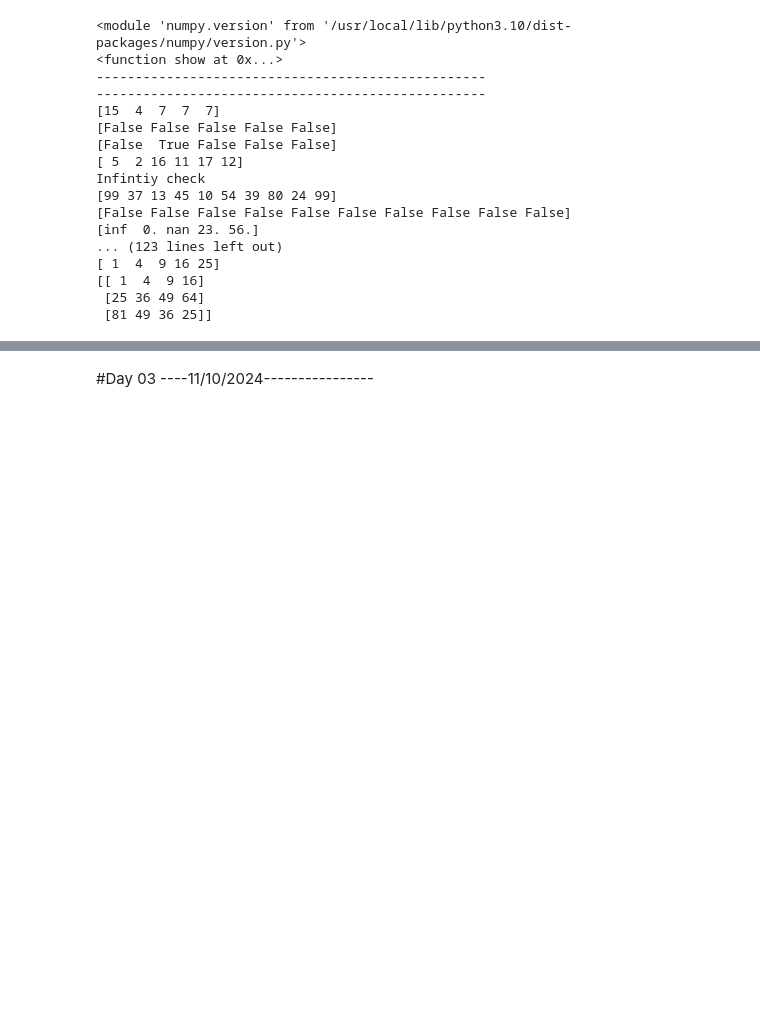
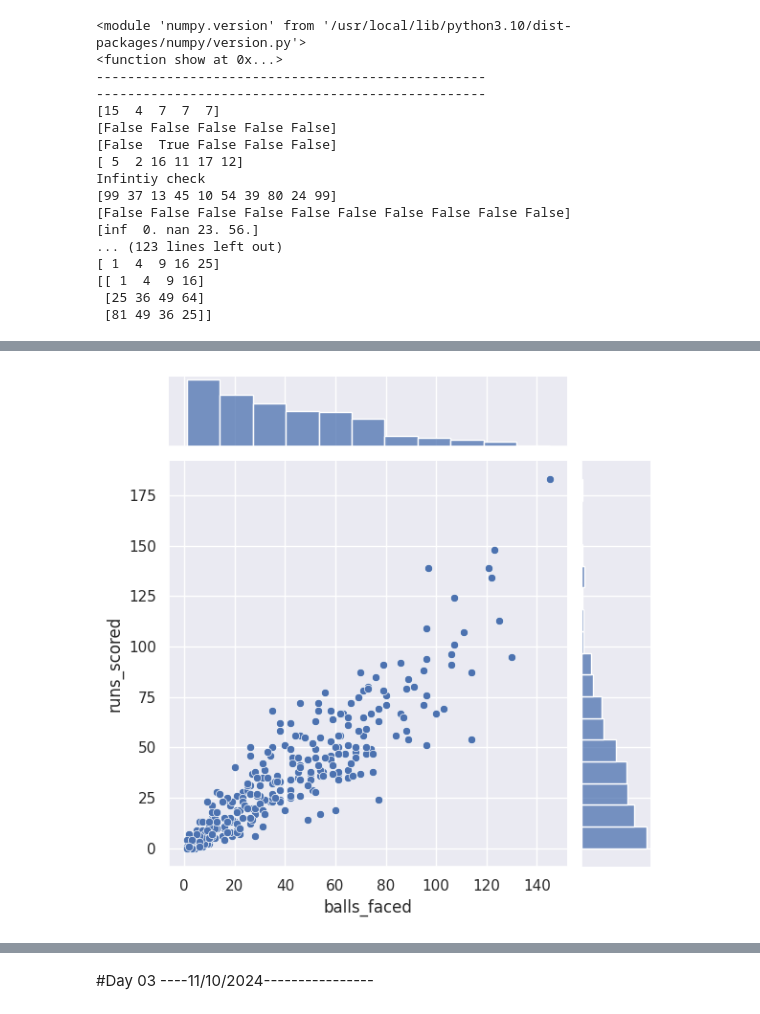
Before and after one commit to abhishekmali9191/Data-Analytics-, a Jupyter notebook: DataAnalytics.ipynb, the cells around one changed output, grey strips where cells are left out. Cells and saved outputs as stored; diff of their text form; code cells hidden in the pictures; blank space fills up the shorter version.

```diff
--- a/DataAnalytics.ipynb
+++ b/DataAnalytics.ipynb
@@ -624,0 +701,6 @@ Name: runs_scored, dtype: int64
+# %%
+#Joint plot
+sns.jointplot(x = 'balls_faced', y ='runs_scored',data = df_new,kind = 'scatter')
+plt.show()
+# %% [output]
+[figure, added]
```
Also changed, not shown: parts of 16 cells of this notebook.
